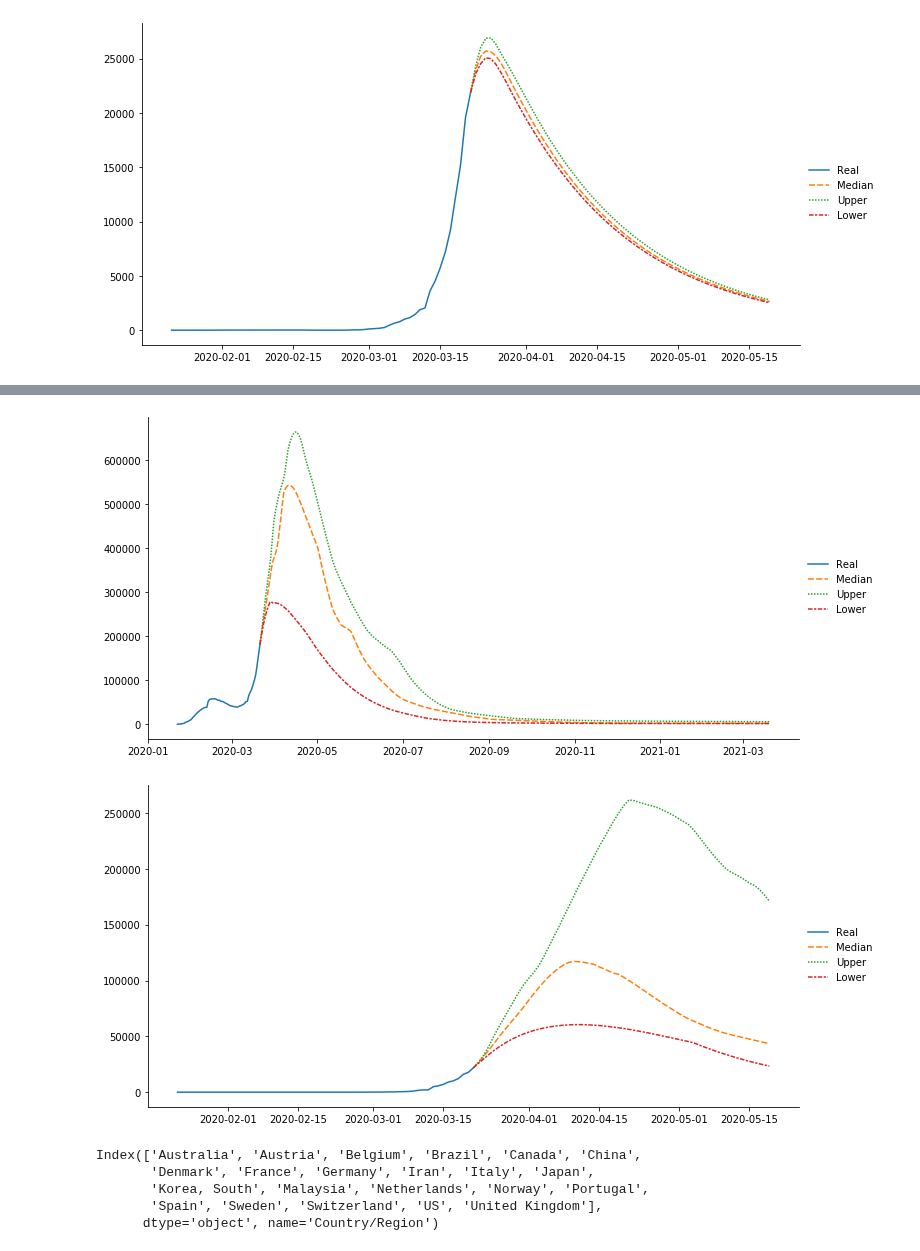
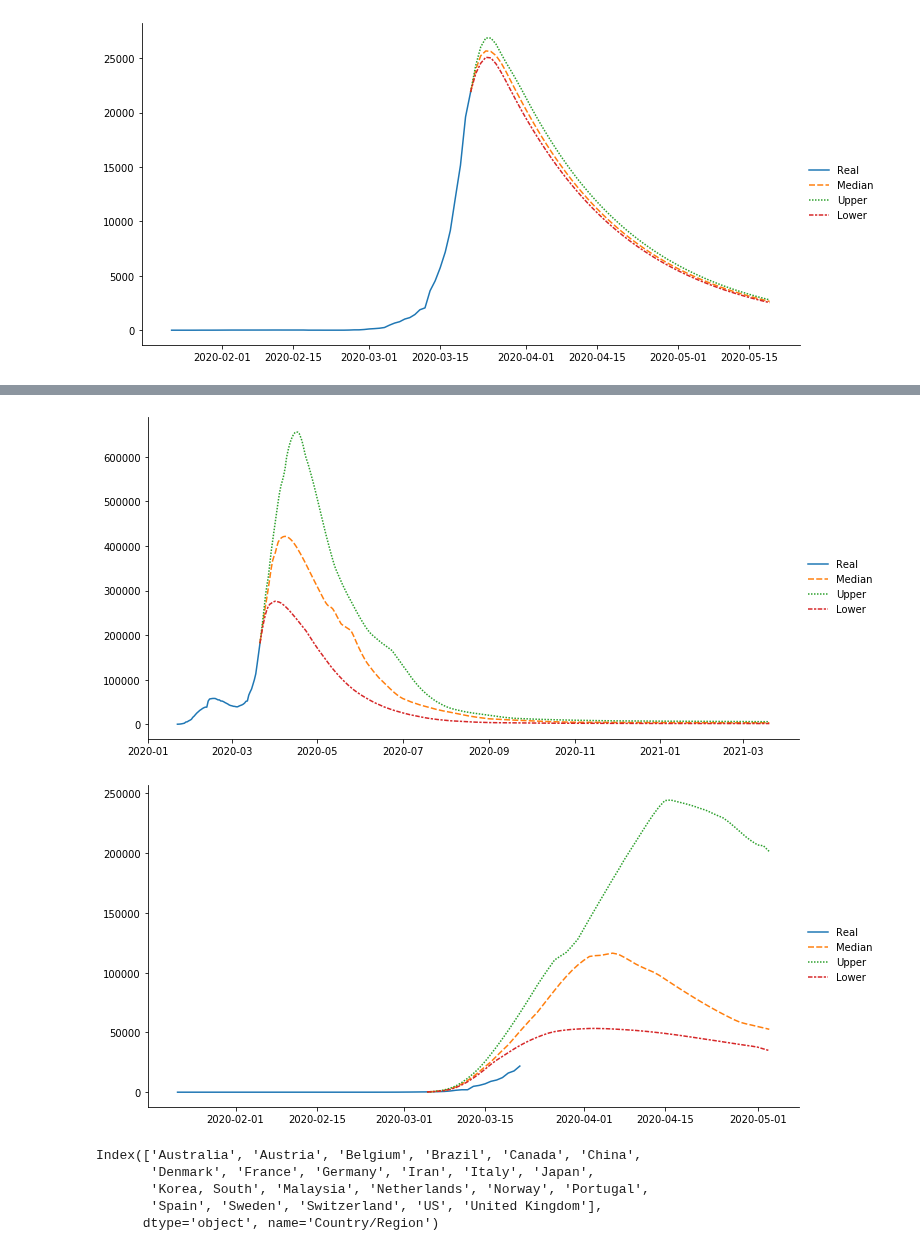
Before and after one commit to yoriyuki/COVID-19, a Jupyter notebook: prediction/COVID-19.ipynb, the cells around one changed output, grey strips where cells are left out. Cells and saved outputs as stored; diff of their text form; code cells hidden in the pictures.

```diff
--- a/prediction/COVID-19.ipynb
+++ b/prediction/COVID-19.ipynb
@@ -208,13 +208,13 @@ def draw_infected_world(fit, start, horizen):
     graph['Lower'] = lower
     sns.relplot(kind="line", ci='sd', data=graph, aspect=2);
 # %%
-draw_infected_world(fit, pd.to_datetime('2020-03-21'), 365)
+draw_infected_world(fit, pd.to_datetime('2020-03-05'), 365)
 # %% [output]
-[figure, old version]
+[figure, new version]
 # %%
-draw_infected(fit, pd.to_datetime('2020-03-21'), 60, 'Spain')
+draw_infected(fit, pd.to_datetime('2020-03-05'), 60, 'Spain')
 # %% [output]
-[figure, old version]
+[figure, new version]
 # %%
 confirmed.columns
 # %% [output]
```
Also changed, not shown: parts of 5 cells of this notebook.
